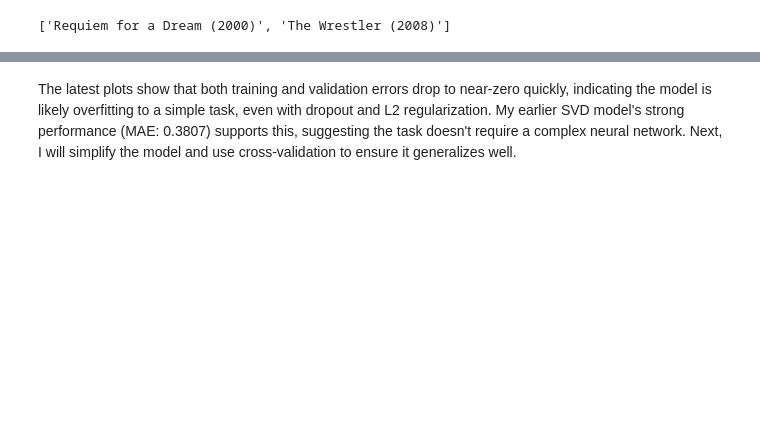
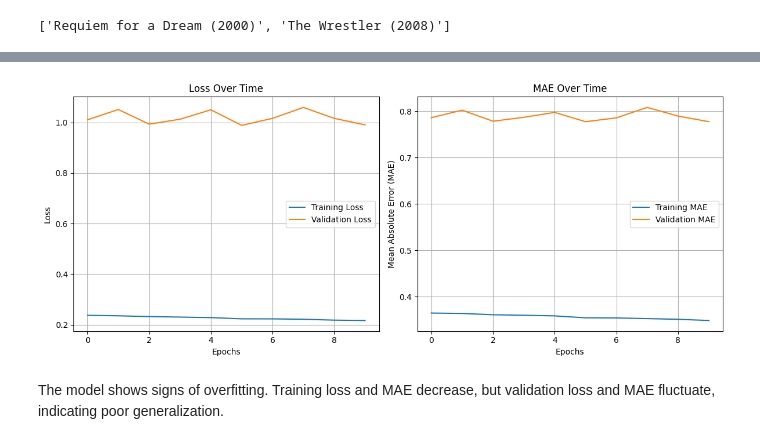
Before and after one commit to Charlottecool/Neural-Network-and-NLP-Based-Movie-Recommendation-System, a Jupyter notebook: Neural Network and NLP-Based Movie Recommendation System.ipynb, the cells around one changed output, grey strips where cells are left out. Saved outputs shown, nothing was run; the diff lists cells and outputs as text; code cells hidden in the pictures; blank space fills up the shorter version.

Commit message:
fix weight issues and redo the neural network part

```diff
--- a/Neural Network and NLP-Based Movie Recommendation System.ipynb
+++ b/Neural Network and NLP-Based Movie Recommendation System.ipynb
@@ -190,6 +195,9 @@ merged_data = merged_data.groupby(['userId', 'movieId', 'title', 'genres', 'dire
     'tag': lambda x: ', '.join(x)
 })
 
+# copy merged_data for future use
+merged_data_copy = merged_data.copy()
+
 merged_data.head()
 # %% [output]
 |  | userId | movieId | title | genres | director | rating | timestamp | tag |
@@ -1146,0 +1029,40 @@ Total execution time: 193.93 seconds
+# %%
+# train the model
+history = model.fit(X_train, y_train, epochs=10, batch_size=32, validation_split=0.2, verbose=0)
+
+# show results
+train_loss, train_mae = model.evaluate(X_train, y_train, verbose=0)
+print(f"Final Training Loss: {train_loss:.4f}, Final Training MAE: {train_mae:.4f}")
+val_loss = history.history['val_loss'][-1]
+val_mae = history.history['val_mae'][-1]
+print(f"Final Validation Loss: {val_loss:.4f}, Final Validation MAE: {val_mae:.4f}")
+
+# visualize model loss and MAE
+def plot_history(history):
+    plt.figure(figsize=(12, 5))
+
+    # plot training and validation loss
+    plt.subplot(1, 2, 1)
+    plt.plot(history.history['loss'], label='Training Loss')
+    plt.plot(history.history['val_loss'], label='Validation Loss')
+    plt.title('Loss Over Time')
+    plt.xlabel('Epochs')
+    plt.ylabel('Loss')
+    plt.legend()
+    plt.grid(True)
+
+    # plot training and validation MAE
+    plt.subplot(1, 2, 2)
+    plt.plot(history.history['mae'], label='Training MAE')
+    plt.plot(history.history['val_mae'], label='Validation MAE')
+    plt.title('MAE Over Time')
+    plt.xlabel('Epochs')
+    plt.ylabel('Mean Absolute Error (MAE)')
+    plt.legend()
+    plt.grid(True)
+
+    plt.tight_layout()
+    plt.show()
+
+plot_history(history)
+# %% [output]
@@ -1146,0 +1071 @@ Total execution time: 193.93 seconds
+[figure, added]
@@ -1147,2 +1074,2 @@ Total execution time: 193.93 seconds
 # %% [markdown]
-The latest plots show that both training and validation errors drop to near-zero quickly, indicating the model is likely overfitting to a simple task, even with dropout and L2 regularization. My earlier SVD model's strong performance (MAE: 0.3807) supports this, suggesting the task doesn't require a complex neural network. Next, I will simplify the model and use cross-validation to ensure it generalizes well.
+The model shows signs of overfitting. Training loss and MAE decrease, but validation loss and MAE fluctuate, indicating poor generalization.
```
Also changed, not shown: parts of 42 cells of this notebook.
